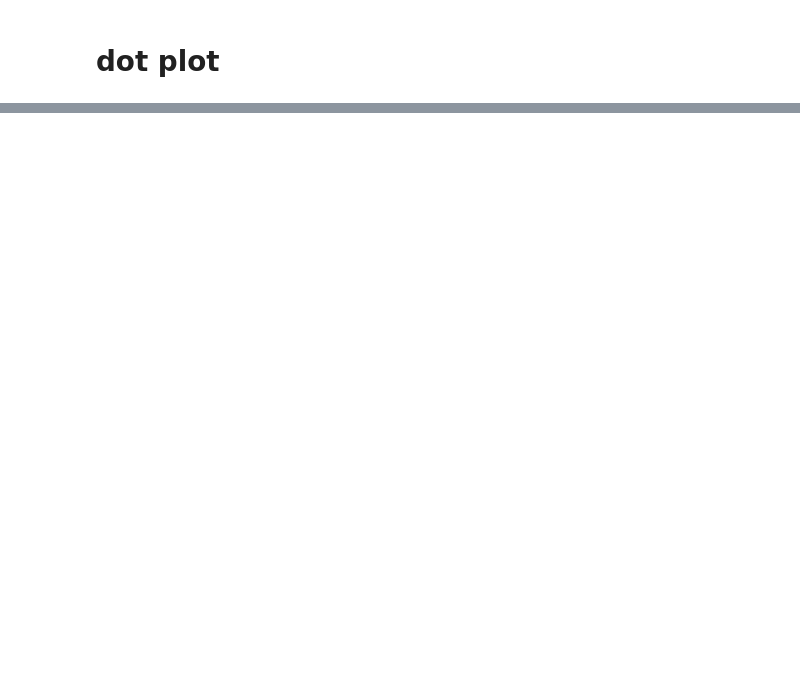
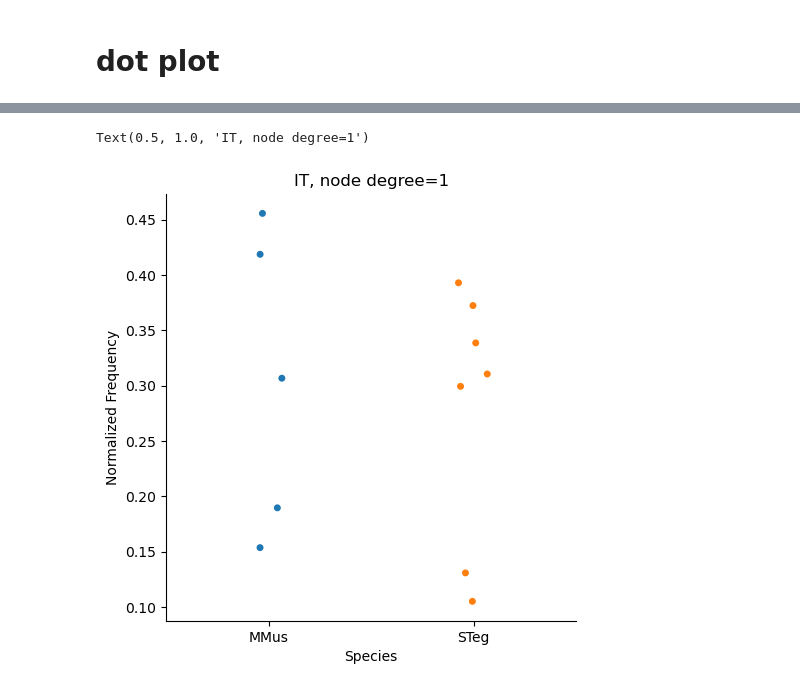
Before and after one commit to eisko/MAPseq_analysis, a Jupyter notebook: M194_M220_fig3_sc.ipynb, the cells around one changed output, grey strips where cells are left out. Saved outputs shown, nothing was run; the diff lists cells and outputs as text; code cells hidden in the pictures; blank space fills up the shorter version.

```diff
--- a/M194_M220_fig3_sc.ipynb
+++ b/M194_M220_fig3_sc.ipynb
@@ -51,7 +51,7 @@ dataset_mm = []
 dataset_st = []
 
 for i in range(num_samples):
-    if metadata.species[i] == 'Mmus':
+    if metadata.species[i] == 'MMus':
         omc_mm.append(omc_type[i])
         omc_pt_mm.append(omc_pt[i])
         omc_it_mm.append(omc_it[i])
@@ -413,0 +365,13 @@ Text(0.5, 1.0, 'STeg')
+# %%
+# node 1 for each individual species
+nodes_mm = df_list_to_nodes(omc_it_mm, drop=['OMCi'], species='MMus')
+nodes_st = df_list_to_nodes(omc_it_st, drop=['OMCi'], species='STeg')
+nodes_it = pd.concat([nodes_mm, nodes_st])
+# nodes_it
+# %%
+plot = nodes_it[nodes_it["Node Degree"]==1]
+sns.catplot(plot, x="Species", y="Normalized Frequency", hue="Species")
+plt.title("IT, node degree=1")
+# %% [output]
+Text(0.5, 1.0, 'IT, node degree=1')
+[figure, added]
```
Also changed, not shown: parts of 28 cells of this notebook, 2 other files.
